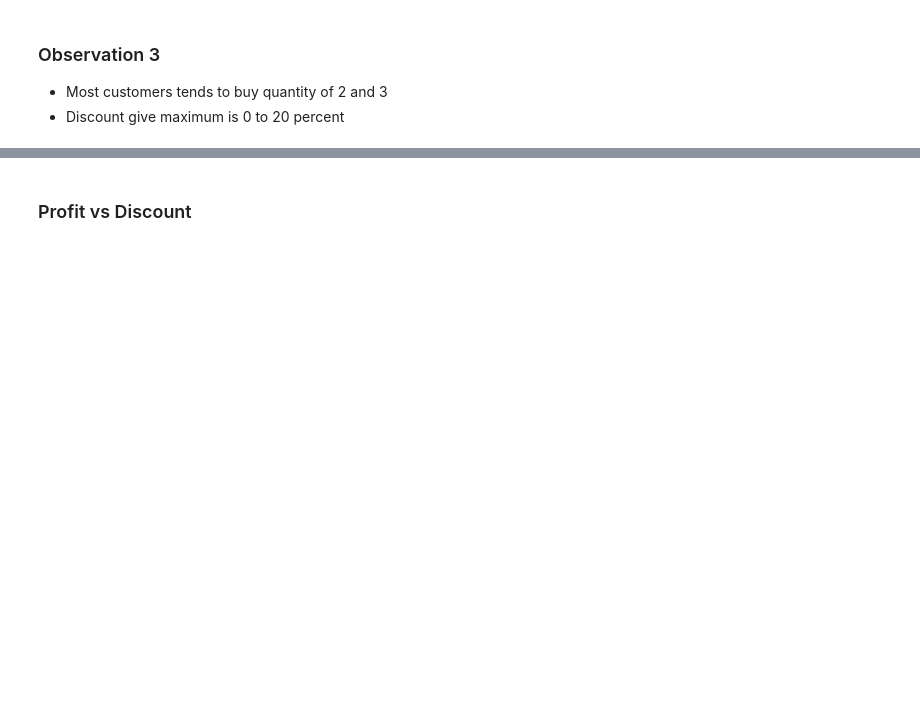
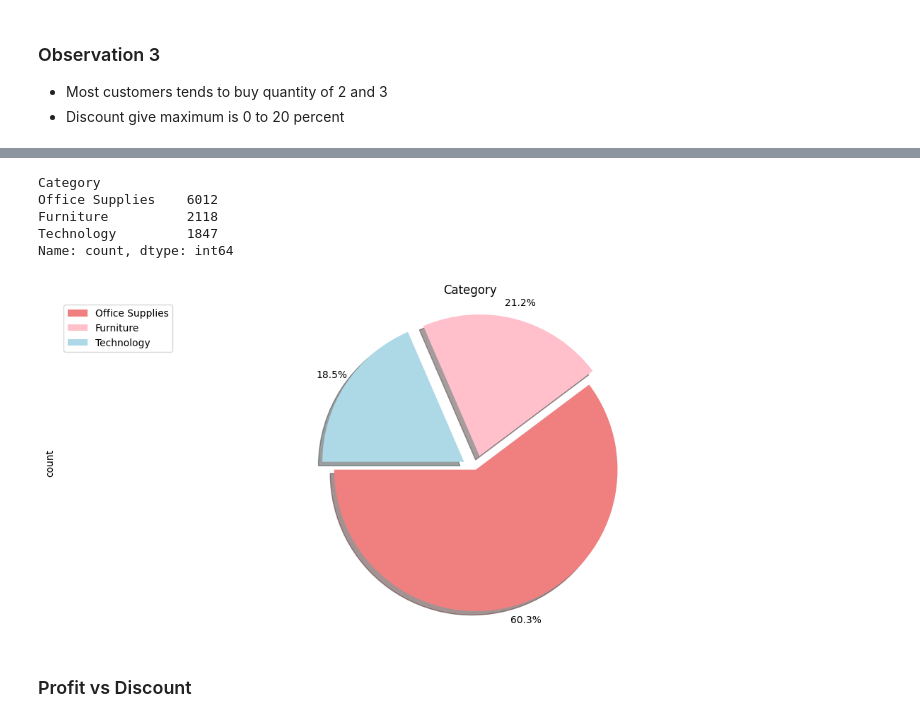
Before and after one commit to Kushal997-das/Project-Guidance, a Jupyter notebook: Machine Learning and Data Science/Basic/Exploratory Data Analysis(Retail)/Retail.ipynb, the cells around one changed output, grey strips where cells are left out. Cells and saved outputs as stored; diff of their text form; code cells hidden in the pictures; blank space fills up the shorter version.

Commit message:
comparison of category uses.
added a pie chart, which help to make an exact valuable comparison between all category. which makes easy to understand for the viewers.

```diff
--- a/Machine Learning and Data Science/Basic/Exploratory Data Analysis(Retail)/Retail.ipynb
+++ b/Machine Learning and Data Science/Basic/Exploratory Data Analysis(Retail)/Retail.ipynb
@@ -266,3 +269,23 @@ plt.show()
+# %%
+cat=df["Category"].value_counts()
+cat
+# %% [output]
+Category
+Office Supplies    6012
+Furniture          2118
+Technology         1847
+Name: count, dtype: int64
+# %%
+explode_list=[0,0.1,0.1]
+colors_list=["lightcoral","pink","lightblue"]
+cat.plot(kind="pie", figsize=(15,6),autopct="%1.1f%%",shadow=True, startangle=180,
+                                   explode=explode_list, labels=None, pctdistance=1.12, colors=colors_list)
+plt.title("Category")
+plt.axis("equal")
+plt.legend(labels=cat.index,loc="upper left")
+plt.show()
+# %% [output]
+[figure, added]
 # %% [markdown]
 ### Profit vs Discount
 # %%
```
Also changed, not shown: parts of 20 cells of this notebook.
